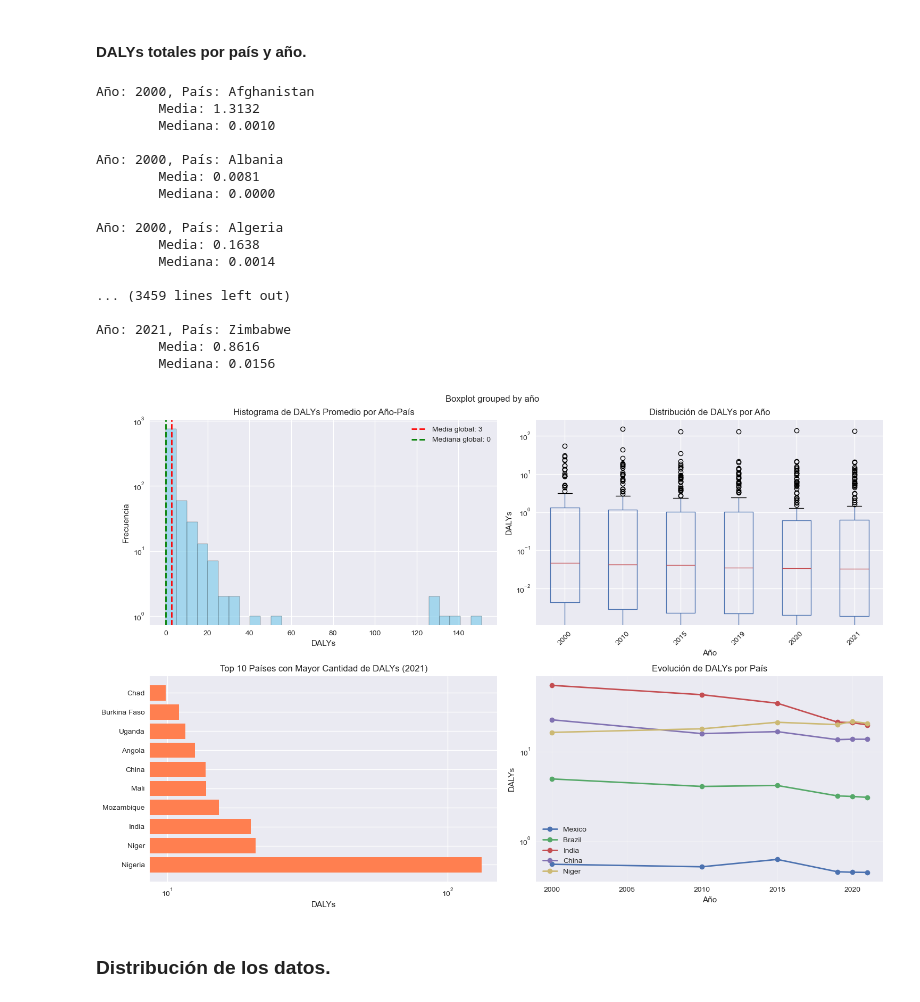
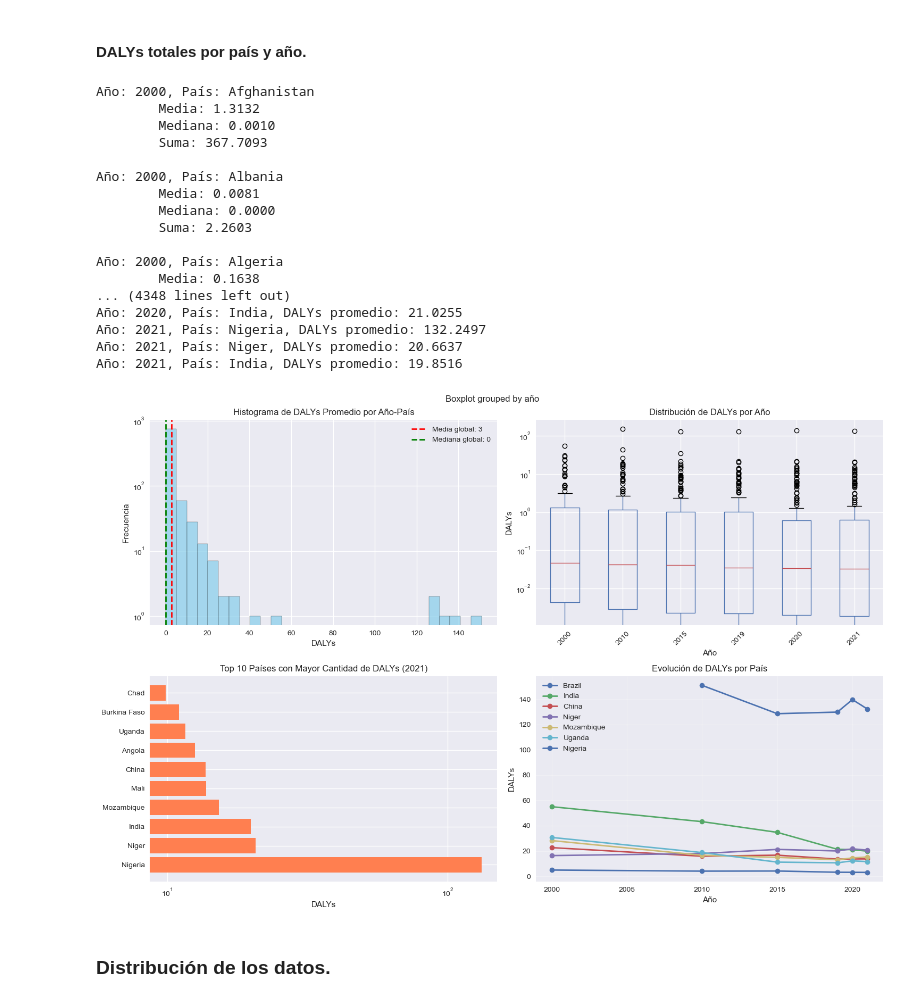
Before and after one commit to P-arsimony/DALY_DataAnalysis, a Jupyter notebook: Data_Statistics.ipynb, the cells around one changed output. Drawn from its saved outputs; the diff is of its cells as text; code cells hidden in the pictures.

```diff
--- a/Data_Statistics.ipynb
+++ b/Data_Statistics.ipynb
@@ -131,6 +131,7 @@ plt.show()
 #### DALYs totales por país y año.
 # %%
 dalys_media_anual = df.groupby(['ano', 'pais'])['dalys'].mean().round(4)
+dalys_suma_anual = df.groupby(['ano', 'pais'])['dalys'].sum()
 dalys_mediana_anual = df.groupby(['ano', 'pais'])['dalys'].median()
 dalys_moda_anual = df.groupby(['ano', 'pais'])['dalys'].agg(
     lambda x: x.mode().iloc[0] if len(x.mode()) > 0 else None
@@ -141,31 +142,44 @@ for (ano, pais), media in dalys_media_anual.items():
     if not pd.isna(media):  # Solo mostrar donde hay datos
         mediana = dalys_mediana_anual[(ano, pais)]
         moda = dalys_moda_anual[(ano, pais)]
+        suma = dalys_suma_anual[(ano, pais)]
 
         print(f"Año: {ano}, País: {pais}")
         print(f"\tMedia: {media:.4f}")
         print(f"\tMediana: {mediana:.4f}")
+        print(f"\tSuma: {suma:.4f}")
         if moda:
             print(f"\tModa: {moda:.4f}")
         print()
+
+# Top 3 países por año
+top_paises = (df.groupby(['ano', 'pais'])['dalys']
+              .mean()
+              .groupby('ano')
+              .nlargest(3)
+              .reset_index(level=0, drop=True))
+
+print("Top 3 países con mayor promedio de DALYs por año:")
+for (ano, pais), valor in top_paises.items():
+    print(f"Año: {ano}, País: {pais}, DALYs promedio: {valor:.4f}")
 # %% [output]
 Año: 2000, País: Afghanistan
         Media: 1.3132
         Mediana: 0.0010
+        Suma: 367.7093
 
 Año: 2000, País: Albania
         Media: 0.0081
         Mediana: 0.0000
+        Suma: 2.2603
 
 Año: 2000, País: Algeria
         Media: 0.1638
-        Mediana: 0.0014
-
-... (3459 lines left out)
-
-Año: 2021, País: Zimbabwe
-        Media: 0.8616
-        Mediana: 0.0156
+... (4348 lines left out)
+Año: 2020, País: India, DALYs promedio: 21.0255
+Año: 2021, País: Nigeria, DALYs promedio: 132.2497
+Año: 2021, País: Niger, DALYs promedio: 20.6637
+Año: 2021, País: India, DALYs promedio: 19.8516
 # %%
 # Configurar estilo
 plt.style.use('seaborn-v0_8')
@@ -199,36 +213,36 @@ axes[0, 1].set_xlabel('Año')
 axes[0, 1].set_ylabel('DALYs')
 axes[0, 1].set_yscale('log')
 axes[0, 1].tick_params(axis='x', rotation=45)
 
 # 3. Top 10 países con mayor población (último año disponible)
 ultimo_ano = df_plot['año'].max()
 top_paises = df_plot[df_plot['año'] == ultimo_ano].nlargest(10, 'media')
 axes[1, 0].barh(range(len(top_paises)), top_paises['media'].values, color='coral')
 axes[1, 0].set_yticks(range(len(top_paises)))
 axes[1, 0].set_yticklabels(top_paises['pais'].values)
 axes[1, 0].set_xlabel('DALYs')
 axes[1, 0].set_title(f'Top 10 Países con Mayor Cantidad de DALYs ({ultimo_ano})')
 axes[1, 0].set_xscale('log')
 
 # 4. Evolución temporal de algunos países seleccionados
-paises_interes = ['Mexico', 'Brazil', 'India', 'China', 'Niger']  # Cambia según tus datos
+paises_interes = ['Brazil', 'India', 'China', 'Niger', 'Mozambique', 'Uganda', 'Nigeria']  # Cambia según tus datos
 df_evolucion = df_plot[df_plot['pais'].isin(paises_interes)]
 
 for pais in paises_interes:
     datos_pais = df_evolucion[df_evolucion['pais'] == pais].sort_values('año')
     axes[1, 1].plot(datos_pais['año'], datos_pais['media'], marker='o', linewidth=2, label=pais)
 
 axes[1, 1].set_xlabel('Año')
 axes[1, 1].set_ylabel('DALYs')
 axes[1, 1].set_title('Evolución de DALYs por País')
 axes[1, 1].legend()
-axes[1, 1].set_yscale('log')
+
 axes[1, 1].grid(True, alpha=0.3)
 
 plt.tight_layout()
 plt.show()
 # %% [output]
-[figure, old version]
+[figure, new version]
 # %% [markdown]
 ### Distribución de los datos.
 # %%
```
